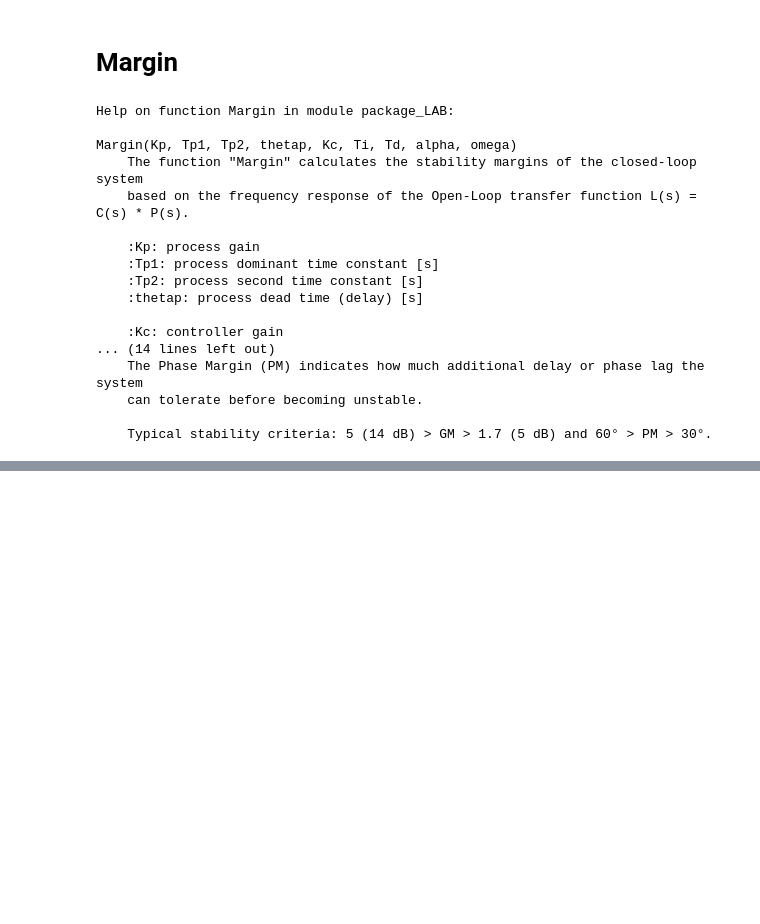
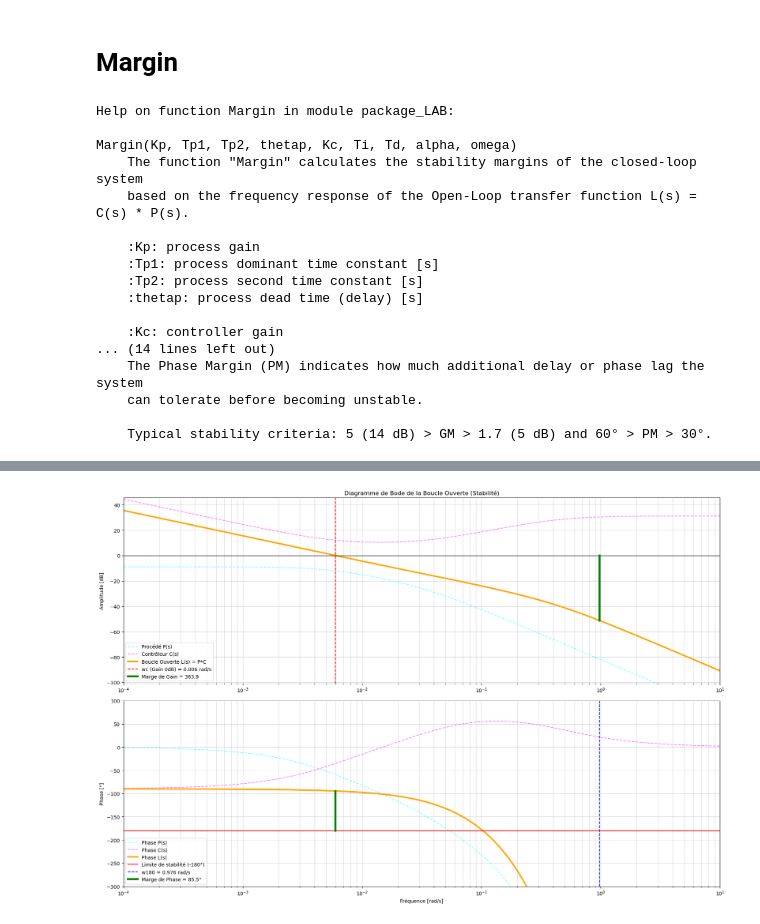
Before and after one commit to ayoub23218/Control-Tclab, a Jupyter notebook: package_LAB.ipynb, the cells around one changed output, grey strips where cells are left out. Drawn from its saved outputs; the diff is of its cells as text; code cells hidden in the pictures; blank space fills up the shorter version.

```diff
--- a/package_LAB.ipynb
+++ b/package_LAB.ipynb
@@ -258,0 +260,58 @@ Marge de Phase : 85.76° à 0.006 rad/s
+# %%
+omega = np.logspace(-4, 1, 10000)
+s = 1j * omega
+
+Ps = (Kp * np.exp(-thetap * s)) / ((Tp1 * s + 1) * (Tp2 * s + 1))
+
+Cs = Kc * (1 + 1/(Ti * s) + (Td * s) / (alpha * Td * s + 1))
+
+Ls = Ps * Cs
+
+GM, PM, wc, w180 = Margin(Kp, Tp1, Tp2, thetap, Kc, Ti, Td, alpha, omega)
+
+plt.figure(figsize=(18, 12))
+
+plt.subplot(2, 1, 1)
+mag_db = 20 * np.log10(np.abs(Ls))
+
+plt.semilogx(omega, 20*np.log10(np.abs(Ps)), color='cyan', linestyle='--', alpha=0.5, label='Procédé P(s)')
+plt.semilogx(omega, 20 * np.log10(np.abs(Cs)), color = 'magenta', linestyle = '--', alpha = 0.5, label = 'Contrôleur C(s)')
+
+plt.semilogx(omega, mag_db, 'orange', linewidth=3, label='Boucle Ouverte L(s) = P*C')
+plt.axhline(0, color='black', linestyle='-', linewidth=1)
+plt.axvline(wc, color='red', linestyle='--', label=f'wc (Gain 0dB) = {wc:.3f} rad/s')
+
+plt.plot([w180, w180], [0, - 20*np.log10(GM)], color='green', linewidth=4, label=f'Marge de Gain = {GM:.1f}')
+
+plt.ylabel('Amplitude [dB]')
+plt.title('Diagramme de Bode de la Boucle Ouverte (Stabilité)')
+plt.grid(True, which="both", ls="-", alpha=0.5)
+plt.legend(loc='best')
+plt.xlim([np.min(omega), np.max(omega)])
+plt.ylim([np.min(mag_db)-10, np.max(mag_db)+10])
+
+plt.subplot(2, 1, 2)
+phase_P = np.rad2deg(np.unwrap(np.angle(Ps)))
+phase_C = np.rad2deg(np.unwrap(np.angle(Cs)))
+phase_L = np.rad2deg(np.unwrap(np.angle(Ls)))
+
+plt.semilogx(omega, phase_P, color='cyan', linestyle='--', alpha=0.5, label='Phase P(s)')
+plt.semilogx(omega, phase_C, color='magenta', linestyle='--', alpha=0.5, label='Phase C(s)')
+plt.semilogx(omega, phase_L, color = 'orange', linewidth = 3, label = 'Phase L(s)')
+
+plt.axhline(-180, color='red', linestyle='-', linewidth=1.5, label='Limite de stabilité (-180°)')
+plt.axvline(w180, color='blue', linestyle='--', label=f'w180 = {w180:.3f} rad/s')
+
+plt.plot([wc, wc], [-180, -180 + PM], color='green', linewidth=4, label=f'Marge de Phase = {PM:.1f}°')
+
+plt.ylabel('Phase [°]')
+plt.xlabel('Fréquence [rad/s]')
+plt.grid(True, which="both", ls="-", alpha=0.5)
+plt.legend(loc='best')
+plt.xlim([np.min(omega), np.max(omega)])
+plt.ylim([max(min(phase_L)-20, -300), 100])
+
+plt.tight_layout()
+plt.show()
+# %% [output]
+[figure, added]
```
Also changed, not shown: parts of 2 cells of this notebook.
